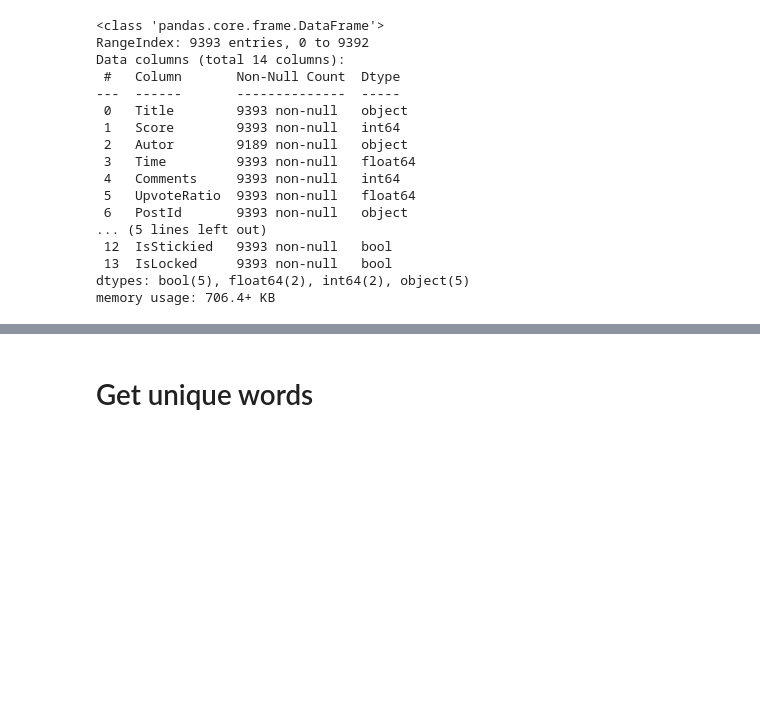
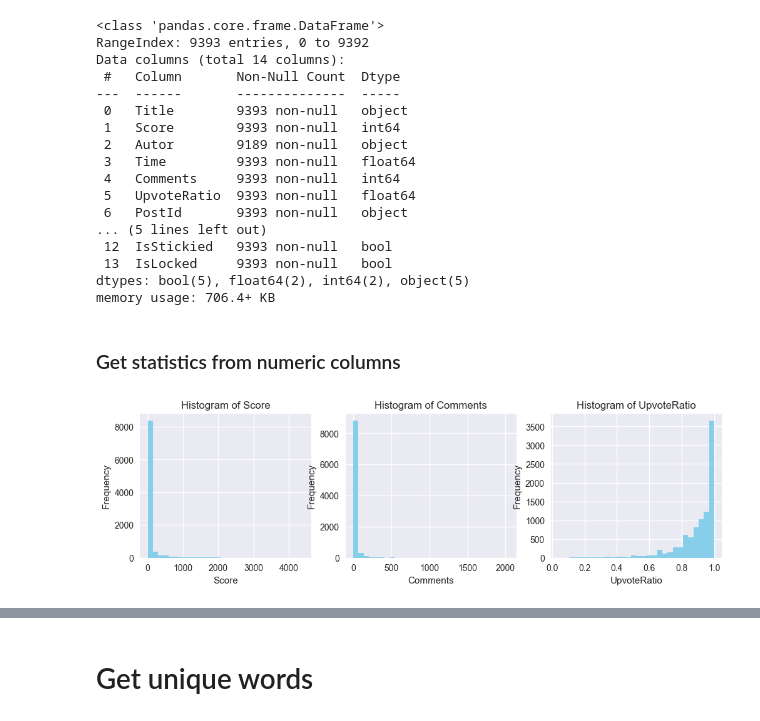
Before and after one commit to mlgomez0/advanced_python_project, a Jupyter notebook: notebooks/climate_change_visualizations.ipynb, the cells around one changed output, grey strips where cells are left out. Cells and saved outputs as stored; diff of their text form; code cells hidden in the pictures; blank space fills up the shorter version.

```diff
--- a/notebooks/climate_change_visualizations.ipynb
+++ b/notebooks/climate_change_visualizations.ipynb
@@ -33,3 +35,22 @@ Data columns (total 14 columns):
  13  IsLocked     9393 non-null   bool
 dtypes: bool(5), float64(2), int64(2), object(5)
 memory usage: 706.4+ KB
+# %% [markdown]
+### Get statistics from numeric columns
+# %%
+numeric_columns = ['Score', 'Comments', 'UpvoteRatio']
+
+def plot_histogram(column_name, color, index):
+    plt.subplot(1, len(numeric_columns), index)
+    plt.hist(df[column_name], bins=30, color=color)
+    plt.xlabel(column_name)
+    plt.ylabel('Frequency')
+    plt.title(f'Histogram of {column_name}')
+
+# Create charts
+plt.figure(figsize=(12, 3))
+for index, column_name in enumerate(numeric_columns):
+    plot_histogram(column_name, 'skyblue', index + 1)
+plt.show();
+# %% [output]
+[figure, added]
```
Also changed, not shown: parts of 7 cells of this notebook.
